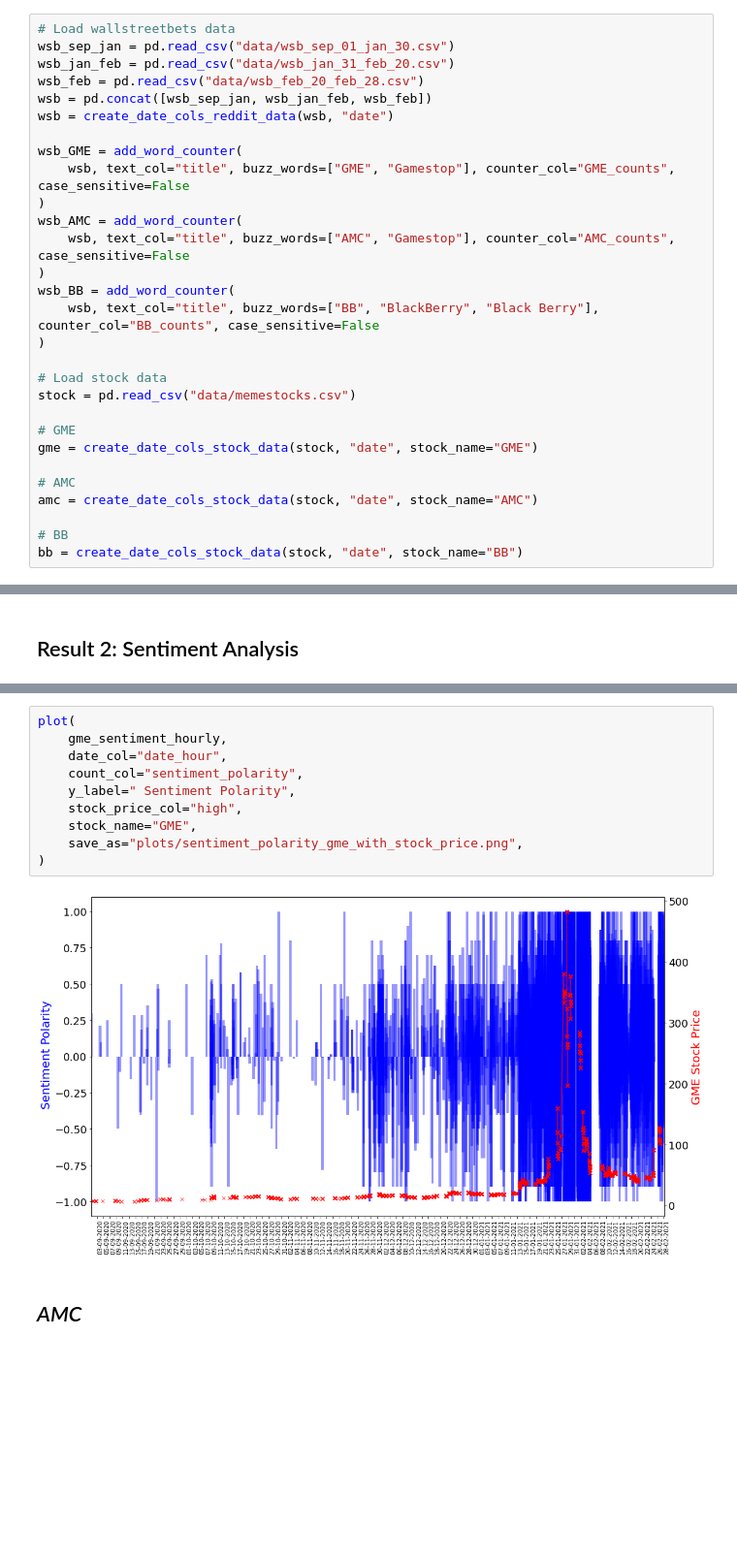
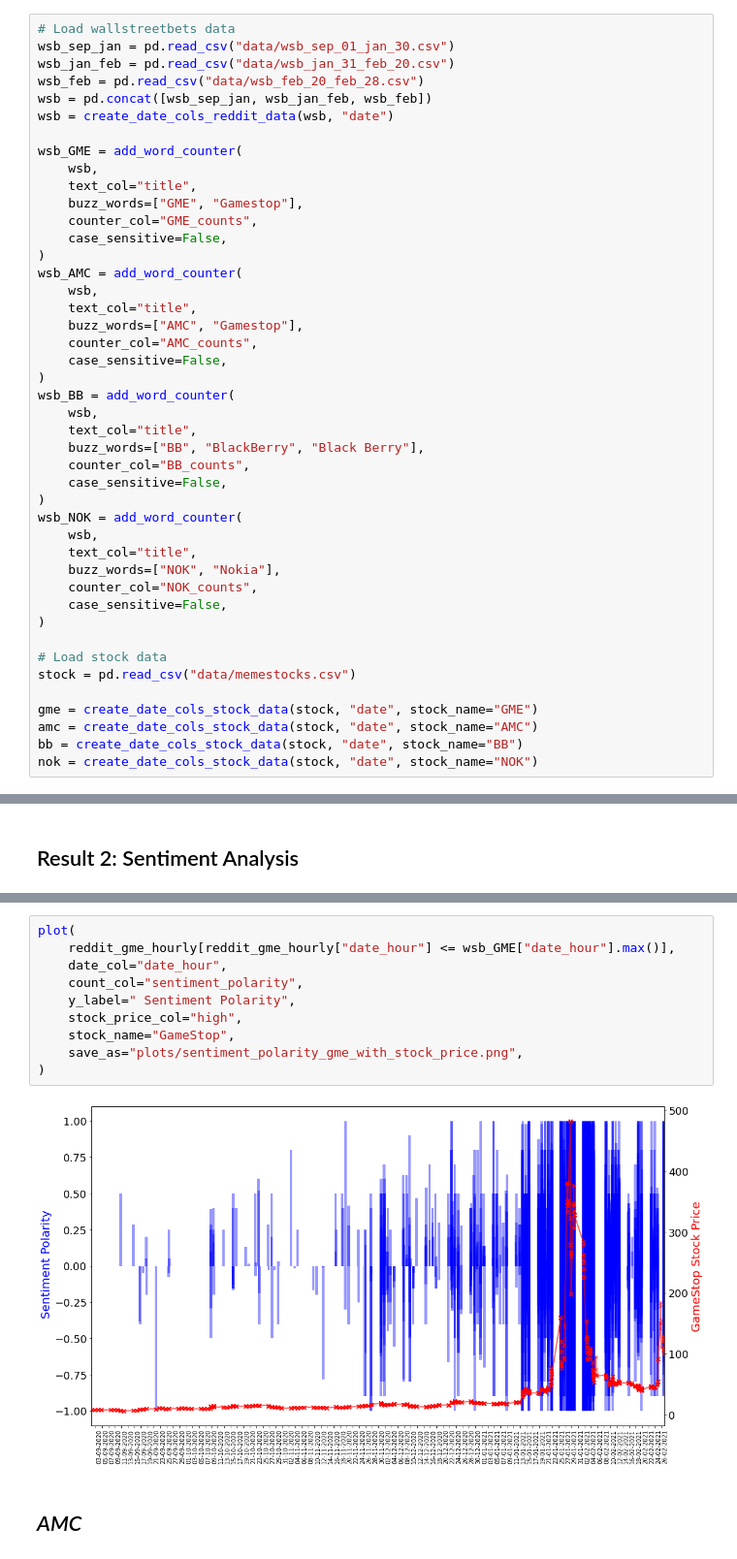
Before and after one commit to segsell/machine_learning_project, a Jupyter notebook: src/analysis_notebook.ipynb, the cells around one changed output, grey strips where cells are left out. Shown at 97% size. Drawn from its saved outputs; the diff is of its cells as text; blank space fills up the shorter version.

Commit message:
Merge reddit and stock data via left join to properly display stock price line

```diff
--- a/src/analysis_notebook.ipynb
+++ b/src/analysis_notebook.ipynb
@@ -25,26 +25,41 @@ wsb = pd.concat([wsb_sep_jan, wsb_jan_feb, wsb_feb])
 wsb = create_date_cols_reddit_data(wsb, "date")
 
 wsb_GME = add_word_counter(
-    wsb, text_col="title", buzz_words=["GME", "Gamestop"], counter_col="GME_counts", case_sensitive=False
+    wsb,
+    text_col="title",
+    buzz_words=["GME", "Gamestop"],
+    counter_col="GME_counts",
+    case_sensitive=False,
 )
 wsb_AMC = add_word_counter(
-    wsb, text_col="title", buzz_words=["AMC", "Gamestop"], counter_col="AMC_counts", case_sensitive=False
+    wsb,
+    text_col="title",
+    buzz_words=["AMC", "Gamestop"],
+    counter_col="AMC_counts",
+    case_sensitive=False,
 )
 wsb_BB = add_word_counter(
-    wsb, text_col="title", buzz_words=["BB", "BlackBerry", "Black Berry"], counter_col="BB_counts", case_sensitive=False
+    wsb,
+    text_col="title",
+    buzz_words=["BB", "BlackBerry", "Black Berry"],
+    counter_col="BB_counts",
+    case_sensitive=False,
+)
+wsb_NOK = add_word_counter(
+    wsb,
+    text_col="title",
+    buzz_words=["NOK", "Nokia"],
+    counter_col="NOK_counts",
+    case_sensitive=False,
 )
 
 # Load stock data
 stock = pd.read_csv("data/memestocks.csv")
 
-# GME
 gme = create_date_cols_stock_data(stock, "date", stock_name="GME")
-
-# AMC
 amc = create_date_cols_stock_data(stock, "date", stock_name="AMC")
-
-# BB
 bb = create_date_cols_stock_data(stock, "date", stock_name="BB")
+nok = create_date_cols_stock_data(stock, "date", stock_name="NOK")
 # %%
 # Sentiment Analysis
 wsb_GME = analyze_sentiment(wsb_GME, "title")
@@ -124,15 +140,15 @@ plot(
 # %%
 plot(
-    gme_sentiment_hourly,
+    reddit_gme_hourly[reddit_gme_hourly["date_hour"] <= wsb_GME["date_hour"].max()],
     date_col="date_hour",
     count_col="sentiment_polarity",
     y_label=" Sentiment Polarity",
     stock_price_col="high",
-    stock_name="GME",
+    stock_name="GameStop",
     save_as="plots/sentiment_polarity_gme_with_stock_price.png",
 )
 # %% [output]
-[figure, old version]
+[figure, new version]
 # %% [markdown]
 ## *AMC*
 # %%
```
Also changed, not shown: parts of 24 cells of this notebook, 1 other file.
